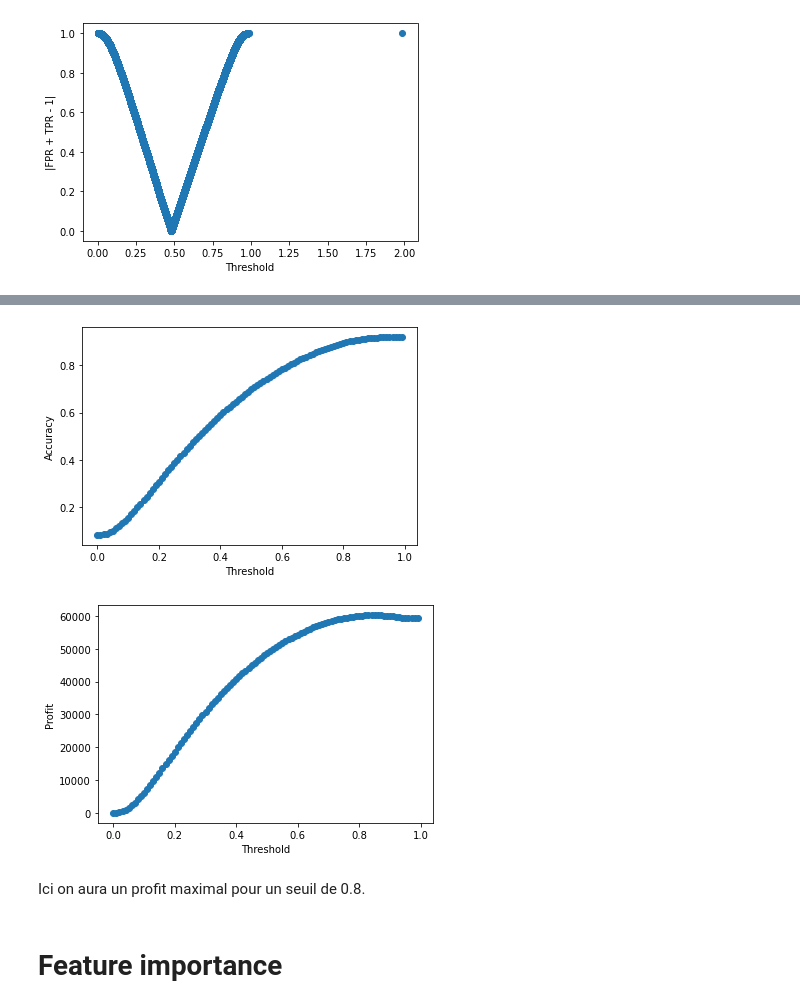
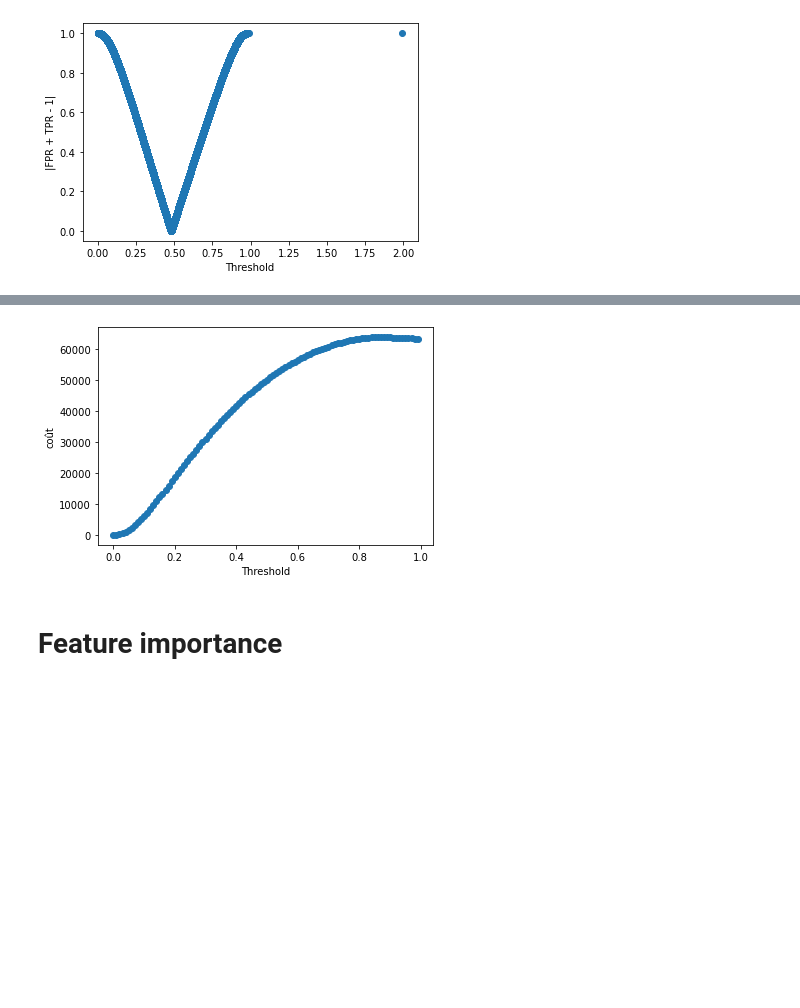
Before and after one commit to jocelyne-vet/projet-7-bis, a Jupyter notebook: P7_02_notebookModel - Bis.ipynb, the cells around one changed output, grey strips where cells are left out. Saved outputs shown, nothing was run; the diff lists cells and outputs as text; code cells hidden in the pictures; blank space fills up the shorter version.

```diff
--- a/P7_02_notebookModel - Bis.ipynb
+++ b/P7_02_notebookModel - Bis.ipynb
@@ -240,7 +240,7 @@ def featureengineering(df):
     df['NEW_LIVE_IND_KURT'] = df[live].kurtosis(axis=1)
 
     df['NEW_CREDIT_TO_INCOME_RATIO'] = df['AMT_CREDIT'] / df['AMT_INCOME_TOTAL'] # ratio montant du crédit du prêt /revenu du client
-    df['NEW_CREDIT_TO_ANNUITY_RATIO'] = df['AMT_CREDIT'] / df['AMT_ANNUITY'] # ratio montant du crédit du prêt / rente de prêt (annuité)
+#    df['NEW_CREDIT_TO_ANNUITY_RATIO'] = df['AMT_CREDIT'] / df['AMT_ANNUITY'] # ratio montant du crédit du prêt / rente de prêt (annuité)
     df['NEW_CREDIT_TO_GOODS_RATIO'] = df['AMT_CREDIT'] / df['AMT_GOODS_PRICE'] # ratio montant du crédit du prêt/ prix des biens pour lesquels le crédit est accordé
     df['NEW_ANNUITY_TO_INCOME_RATIO'] = df['AMT_ANNUITY'] / df['AMT_INCOME_TOTAL'] # ratio rente de prêt(annuité) /revenu du client
     df['NEW_ANNUITY_TO_CREDIT_RATIO'] = df['AMT_ANNUITY'] / df['AMT_CREDIT'] # ratio rente de prêt (annuité) / montant du crédit du prêt
@@ -811,32 +819,26 @@ Nous obtenons donc le graphique suivant :
 # %%
 import numpy as np
 from sklearn.metrics import accuracy_score
 
 accuracy = []
 profit = []
+cout = []
 for p in np.arange(0, 1, 0.01):
     y_pred = (model.predict_proba(X_train)[:,1] >= p).astype(int)
-    accuracy.append(accuracy_score(y_train, y_pred))
     tn, fp, fn, tp = confusion_matrix(y_train, y_pred).ravel()
-    profit.append((0.35*tn-1*fn))
-
-
-plt.scatter(np.arange(0, 1, 0.01), accuracy)
-plt.xlabel("Threshold")
-plt.ylabel("Accuracy")
-plt.show()
+    cout.append(0.35*tn-0.8*fn)
 
 
 
-plt.scatter(np.arange(0, 1, 0.01), profit)
+
+
+
+plt.scatter(np.arange(0, 1, 0.01), cout)
 plt.xlabel("Threshold")
-plt.ylabel("Profit")
+plt.ylabel("coût")
 plt.show()
 # %% [output]
-[figure, old version]
+[figure, new version]
-[figure, removed]
-# %% [markdown]
-Ici on aura un profit maximal pour un seuil de 0.8.
 # %% [markdown]
 # Feature importance
 # %%
```
Also changed, not shown: parts of 22 cells of this notebook, 6 other files.
